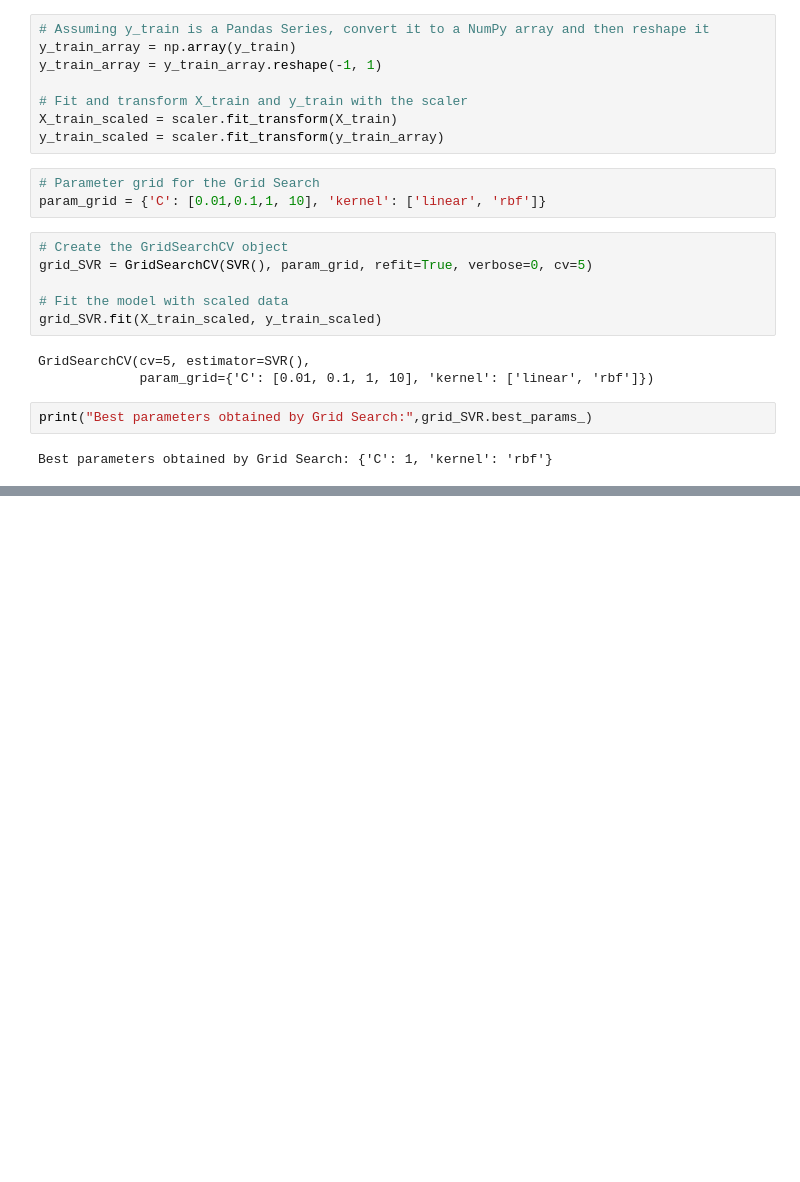
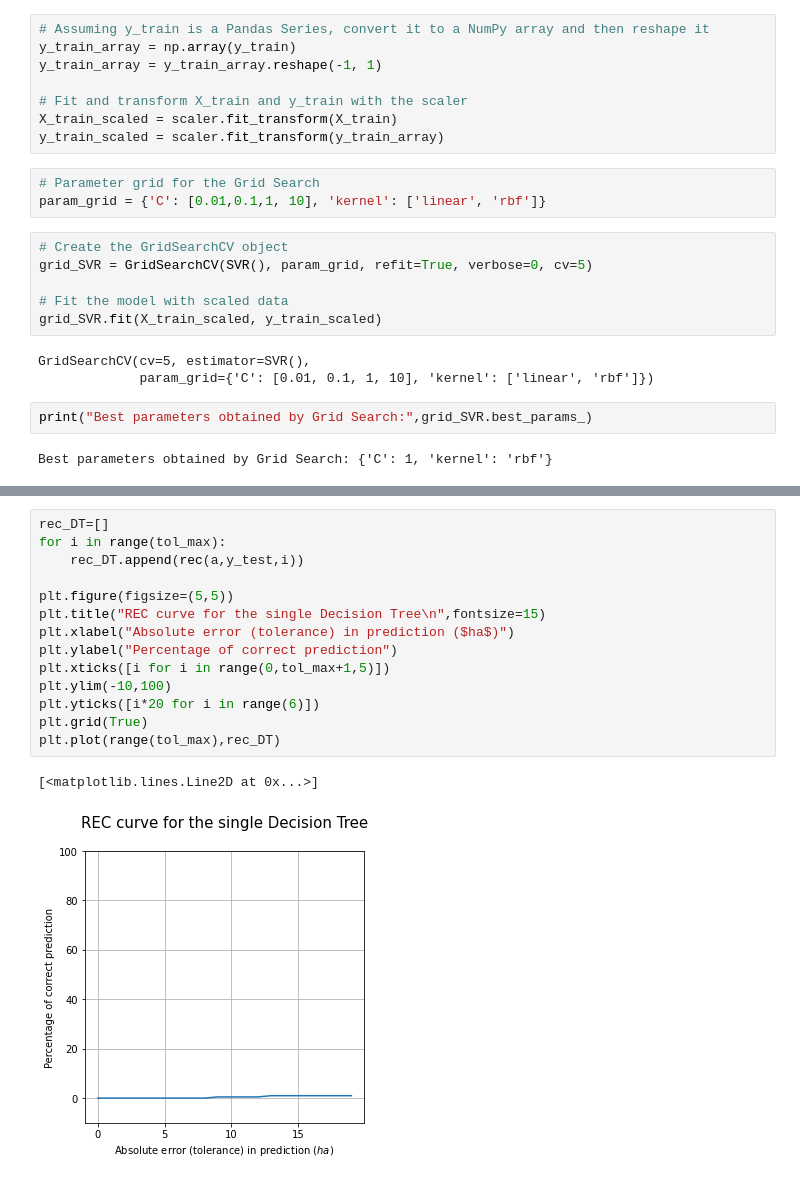
Before and after one commit to ashish070302/ForestFire_prediction, a Jupyter notebook: Predict_Forest_Fires.ipynb, the cells around one changed output, grey strips where cells are left out. Saved outputs shown, nothing was run; the diff lists cells and outputs as text; blank space fills up the shorter version.

```diff
--- a/Predict_Forest_Fires.ipynb
+++ b/Predict_Forest_Fires.ipynb
@@ -257,0 +314,17 @@ plt.plot(range(tol_max),rec_SVR)
+# %%
+rec_DT=[]
+for i in range(tol_max):
+    rec_DT.append(rec(a,y_test,i))
+
+plt.figure(figsize=(5,5))
+plt.title("REC curve for the single Decision Tree\n",fontsize=15)
+plt.xlabel("Absolute error (tolerance) in prediction ($ha$)")
+plt.ylabel("Percentage of correct prediction")
+plt.xticks([i for i in range(0,tol_max+1,5)])
+plt.ylim(-10,100)
+plt.yticks([i*20 for i in range(6)])
+plt.grid(True)
+plt.plot(range(tol_max),rec_DT)
+# %% [output]
+[<matplotlib.lines.Line2D at 0x...>]
+[figure, added]
```
Also changed, not shown: parts of 14 cells of this notebook.
